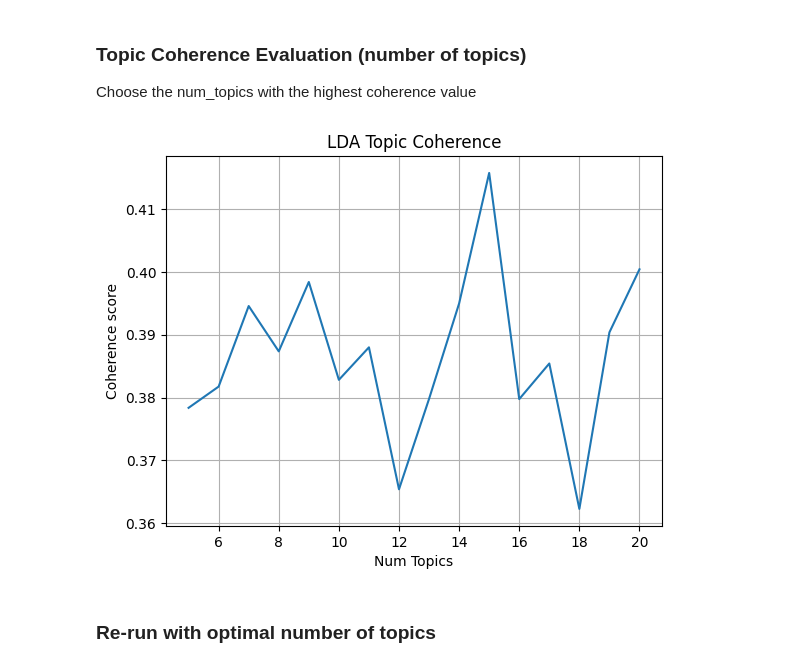
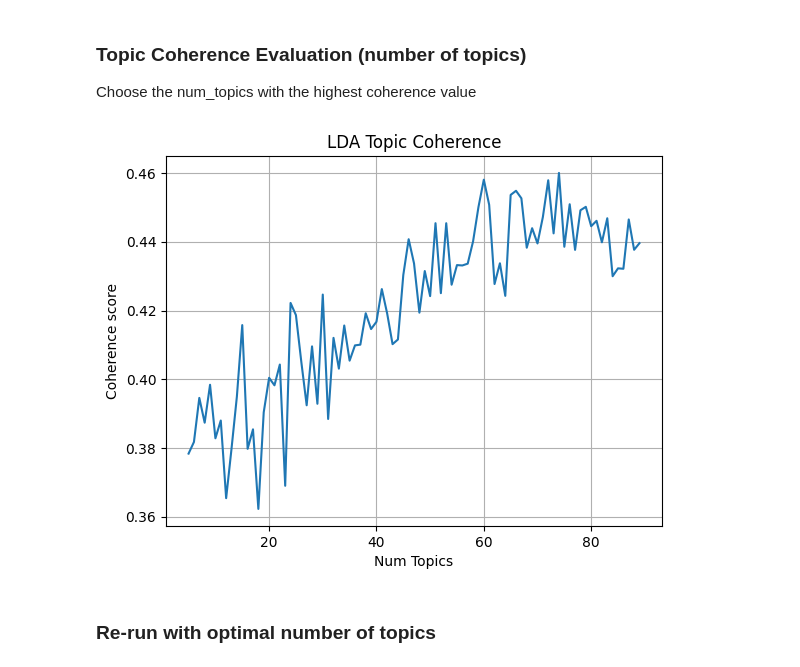
Before and after one commit to Gabriellanaro/SpamClassification, a Jupyter notebook: Trials/Preprocessing_draft.ipynb, the cells around one changed output. Cells and saved outputs as stored; diff of their text form; code cells hidden in the pictures.

```diff
--- a/Trials/Preprocessing_draft.ipynb
+++ b/Trials/Preprocessing_draft.ipynb
@@ -108,0 +91,9 @@ from gensim import corpora, models
+# %%
+# --- Load data ---
+df = pd.read_csv("../lda_df.csv")
+
+with open("../lda_vectorizer.pkl", "rb") as f:
+    vectorizer = pickle.load(f)
+
+X_array = np.load("../BoW_X_Array.npz")["arr_0"]
+X_tensor = torch.tensor(X_array, dtype=torch.float)
@@ -261,19 +268,21 @@ def compute_coherence_values(dictionary, corpus, texts, start=5, limit=20, step=
 
 # Compute
 model_list, coherence_values = compute_coherence_values(
-    dictionary, corpus, texts, start=5, limit=21, step=1
+    dictionary, corpus, texts, start=5, limit=90, step=1
 )
 
 # Plot
-x = range(5, 21)
-plt.plot(x, coherence_values)
-plt.xlabel("Num Topics")
-plt.ylabel("Coherence score")
-plt.title("LDA Topic Coherence")
-plt.grid()
-plt.show()
+x = range(5, 91)
-# %% [output]
-[figure, removed]
+# %%
+x = range(5, 90)
+plt.plot(x, coherence_values)
+plt.xlabel("Num Topics")
+plt.ylabel("Coherence score")
+plt.title("LDA Topic Coherence")
+plt.grid()
+plt.show()
+# %% [output]
+[figure, added]
 # %%
 !pip install pyLDAvis
 # %%
```
Also changed, not shown: parts of 5 cells of this notebook, 1 other file.
